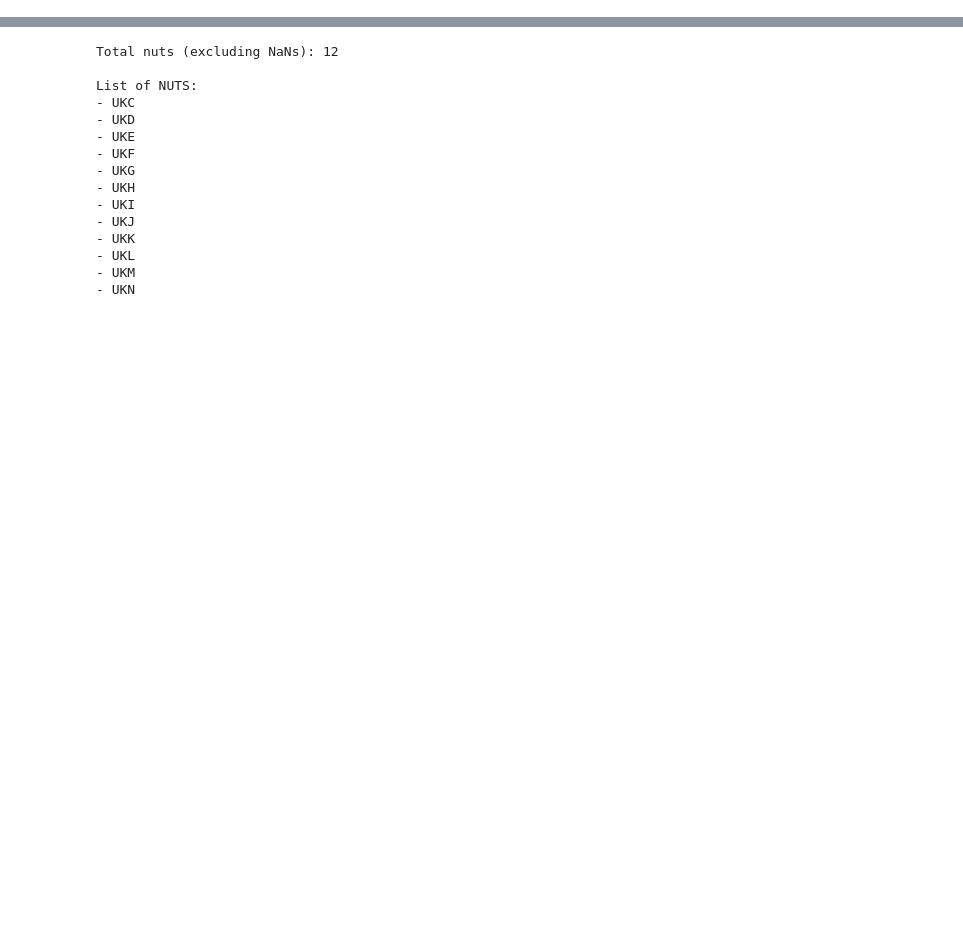
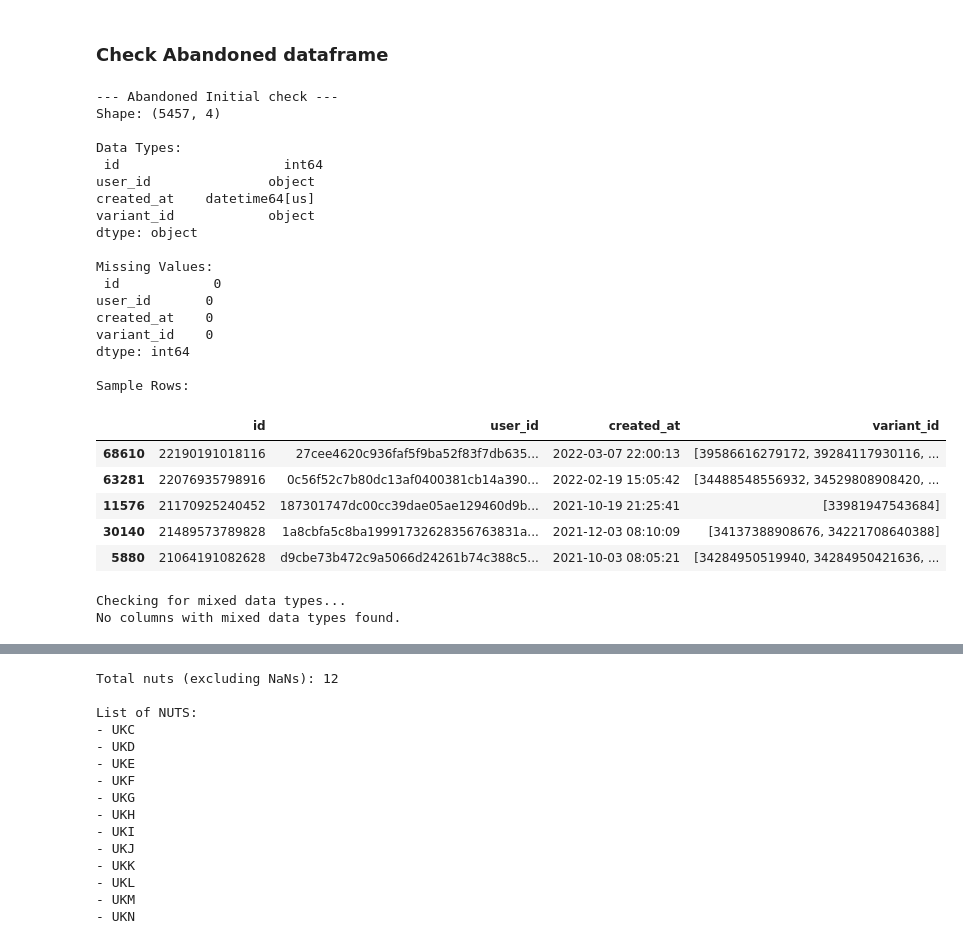
Before and after one commit to AntonioGarciaGarvi/zrive-ds, a Jupyter notebook: src/module_2/01_eda_groceries.ipynb, the cells around one changed output, grey strips where cells are left out. Drawn from its saved outputs; the diff is of its cells as text; code cells hidden in the pictures; blank space fills up the shorter version.

```diff
--- a/src/module_2/01_eda_groceries.ipynb
+++ b/src/module_2/01_eda_groceries.ipynb
@@ -326,0 +127,31 @@ How many different NUTS are there?
+# %% [markdown]
+### Check Abandoned dataframe
+# %%
+dataset_initial_exploration(abandoned, 'Abandoned')
+# %% [output]
+--- Abandoned Initial check ---
+Shape: (5457, 4)
+
+Data Types:
+ id                     int64
+user_id               object
+created_at    datetime64[us]
+variant_id            object
+dtype: object
+
+Missing Values:
+ id            0
+user_id       0
+created_at    0
+variant_id    0
+dtype: int64
+
+Sample Rows:
+|  | id | user_id | created_at | variant_id |
+| 68610 | 22190191018116 | 27cee4620c936faf5f9ba52f83f7db635... | 2022-03-07 22:00:13 | [39586616279172, 39284117930116, ... |
+| 63281 | 22076935798916 | 0c56f52c7b80dc13af0400381cb14a390... | 2022-02-19 15:05:42 | [34488548556932, 34529808908420, ... |
+| 11576 | 21170925240452 | 187301747dc00cc39dae05ae129460d9b... | 2021-10-19 21:25:41 | [33981947543684] |
+| 30140 | 21489573789828 | 1a8cbfa5c8ba19991732628356763831a... | 2021-12-03 08:10:09 | [34137388908676, 34221708640388] |
+| 5880 | 21064191082628 | d9cbe73b472c9a5066d24261b74c388c5... | 2021-10-03 08:05:21 | [34284950519940, 34284950421636, ... |
+Checking for mixed data types...
+No columns with mixed data types found.
```
Also changed, not shown: parts of 68 cells of this notebook, 8 other files.
